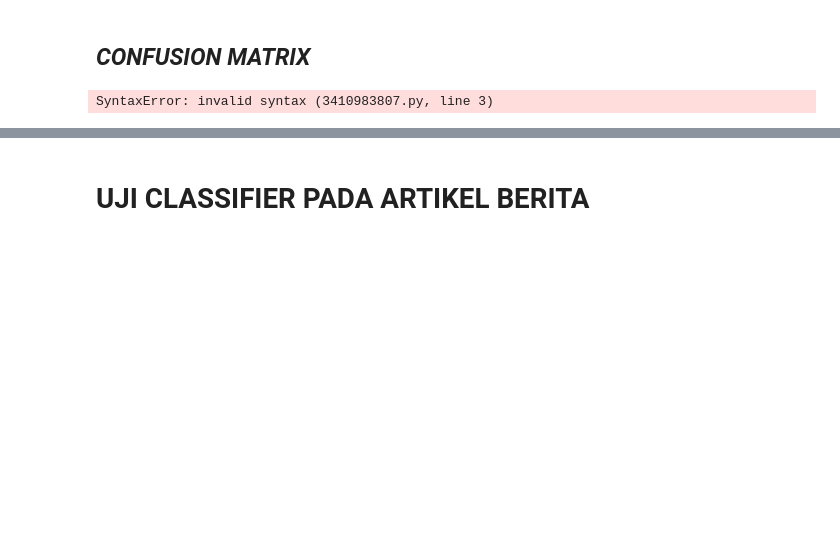
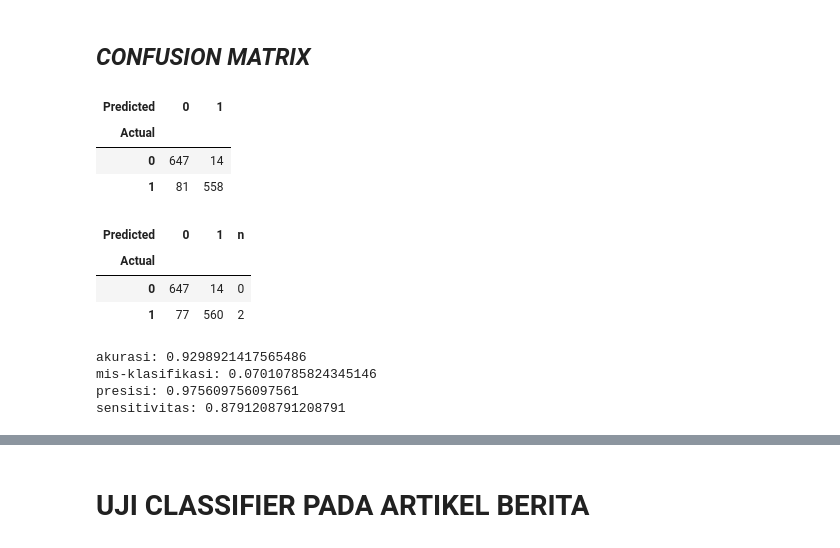
Before and after one commit to GazDuckington/analisis-sentimen-naive-bayes, a Jupyter notebook: Analisis_sentimen.ipynb, the cells around one changed output, grey strips where cells are left out. Saved outputs shown, nothing was run; the diff lists cells and outputs as text; code cells hidden in the pictures; blank space fills up the shorter version.

```diff
--- a/Analisis_sentimen.ipynb
+++ b/Analisis_sentimen.ipynb
@@ -74,25 +74,23 @@ pdc['label_prediksi'] = pdc['text'].apply(lambda x: predict_nbc(x, logprior, log
 # %%
 # TODO: Do more testing with thresholds values from 0, 0.5, 0.8, 0.9, 1
 # * to note;
-treshold = -0.03272669350255697
+# treshold = -0.03272669350255697
 # * default treshold is 0, why?
-
+def toLabel(x):
+   if x > 0:
+       return 1
+   elif x < 0:
+       return 0
+   else:
+       return "n"
 pdc['prediksi'] = pdc['label_prediksi'].apply(lambda x: toLabel(x))
 # %%
-dftest = pd.DataFrame()
-tr = 0
-while tr <= 1:
-    def toLabel(x):
-        if x > tr:
-            return 1
-        elif x < tr:
-            return 0
-        else:
-            return "n"
-    dftext['tr'] = tr
-    dftest['text']=pdc['text']
-    dftest['skor']=pdc['label_prediksi']
-    dftest['prediksi']=dftest['skor'].apply(lambda x: toLabel(x))
-    tr += 0.1
+tr = -0.03272669350255697
+def toLabel(x):
+   if x > tr:
+       return 1
+   elif x < tr:
+       return 0
+   else:
+       return "n"
+pdc['prediksi_tr'] = pdc['label_prediksi'].apply(lambda x: toLabel(x))
-# %% [output]
-SyntaxError: invalid syntax (3410983807.py, line 3)
@@ -103,17 +97,35 @@ pdc
 # %%
 conf_matrix = pd.crosstab(pdc['label'], pdc['prediksi'], rownames=['Actual'], colnames=['Predicted'])
 conf_matrix
+# %% [output]
+| Predicted | 0 | 1 |
+| Actual |  |  |
+| 0 | 647 | 14 |
+| 1 | 81 | 558 |
+# %%
+conf2 = pd.crosstab(pdc['label'], pdc['prediksi_tr'], rownames=['Actual'], colnames=['Predicted'])
+conf2
+# %% [output]
+| Predicted | 0 | 1 | n |
+| Actual |  |  |  |
+| 0 | 647 | 14 | 0 |
+| 1 | 77 | 560 | 2 |
 # %%
-tp = 558
+tp = 560
 tn = 647
 fp = 14
-fn = 81
+fn = 77
 pop = tp+tn+fp+fn
 acc = (tp+tn)/pop
 mis = (fp+fn)/pop
 pre = tp/(tp+fp)
 sen = tp/(tp+fn)
 print(f"akurasi: {acc}\nmis-klasifikasi: {mis}\npresisi: {pre}\nsensitivitas: {sen}")
+# %% [output]
+akurasi: 0.9298921417565486
+mis-klasifikasi: 0.07010785824345146
+presisi: 0.975609756097561
+sensitivitas: 0.8791208791208791
 # %%
 import seaborn as sn
 import matplotlib.pyplot as plt
```
Also changed, not shown: parts of 10 cells of this notebook, 2 other files.
